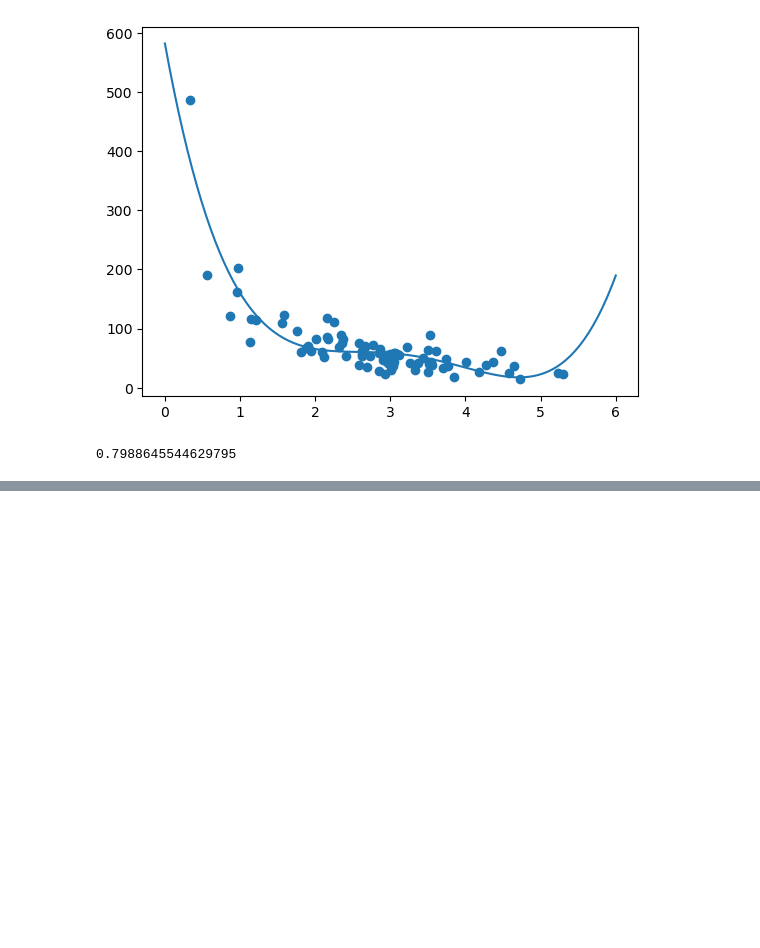
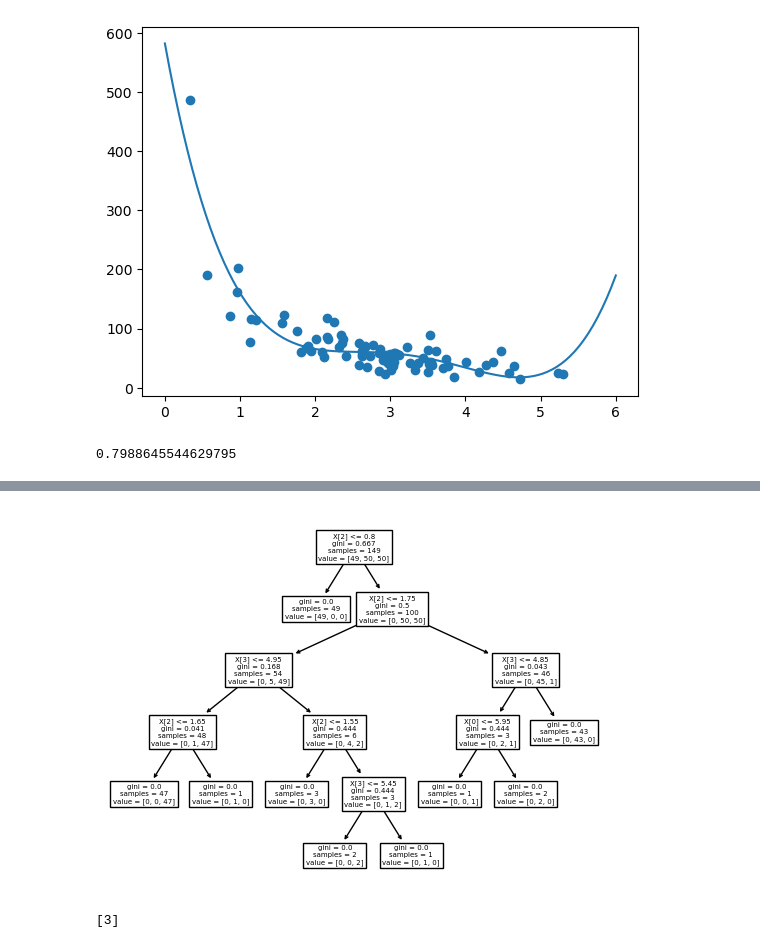
Before and after one commit to AqsaAshfaq07/Python_Basics, a Jupyter notebook: python_basics.ipynb, the cells around one changed output, grey strips where cells are left out. Saved outputs shown, nothing was run; the diff lists cells and outputs as text; code cells hidden in the pictures; blank space fills up the shorter version.

```diff
--- a/python_basics.ipynb
+++ b/python_basics.ipynb
@@ -581,0 +582,5 @@ r2_score(train_y, model(train_x))
+# %%
+data = pd.read_csv('iris.csv')
+d = {'Iris-setosa' : 1, 'Iris-virginica' : 2, 'Iris-versicolor': 3}
+data['Iris-setosa'] = data['Iris-setosa'].map(d)
+data  # Converted to Numerical Data
@@ -581,0 +601,2 @@ r2_score(train_y, model(train_x))
+# %%
+data.rename(columns={'5.1':'Car', '3.5': 'Height', '1.4': 'Volume', '0.2': 'Weight', 'Iris-setosa': 'Prediction'}, inplace = True)
@@ -581,0 +619,17 @@ r2_score(train_y, model(train_x))
+# %%
+X = data[['Car', 'Height', 'Weight', 'Volume']]
+y = data['Prediction']
+# %%
+from sklearn import tree
+from sklearn.tree import DecisionTreeClassifier
+
+dtree = DecisionTreeClassifier()
+dtree = dtree.fit(X, y)
+
+tree = tree.plot_tree(dtree)
+# %% [output]
+[figure, added]
+# %%
+print(dtree.predict([[2, 5, 2, 2]]))
+# %% [output]
+[3]
```
Also changed, not shown: parts of 11 cells of this notebook.
